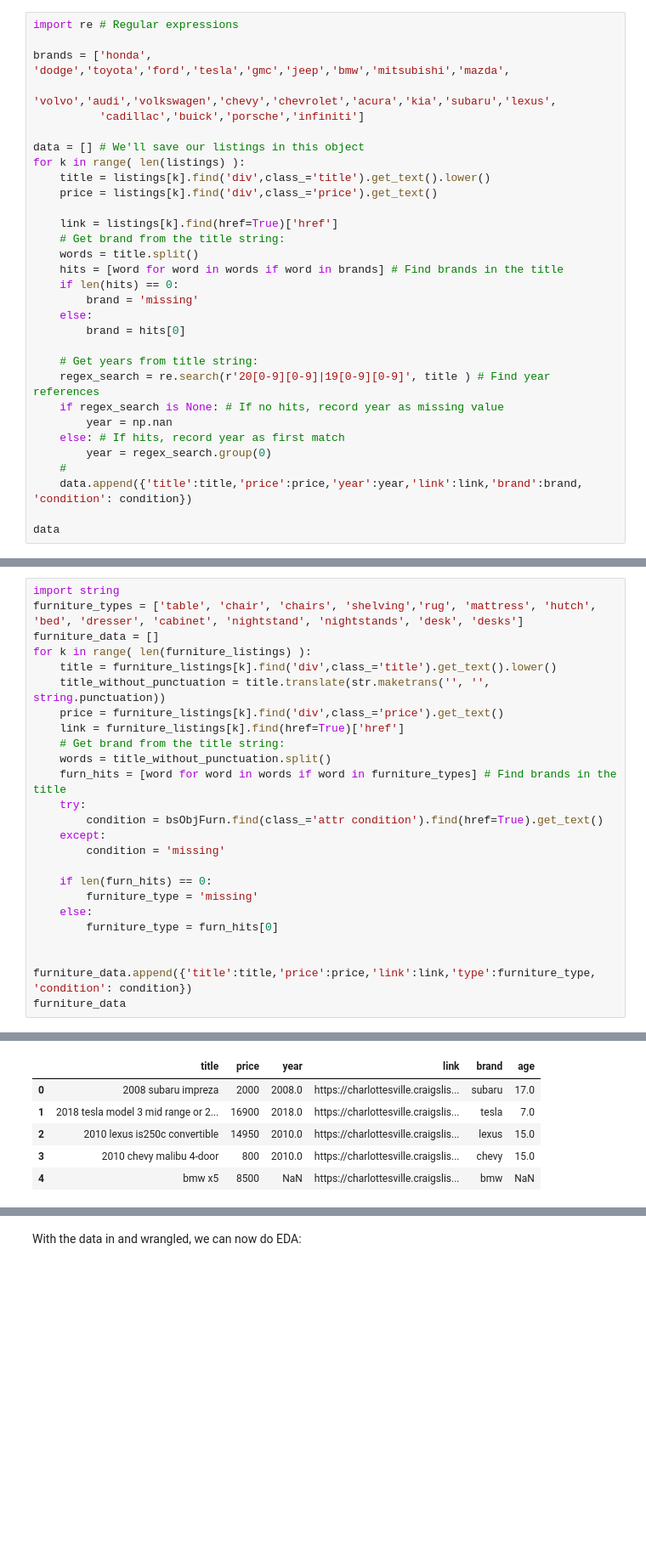
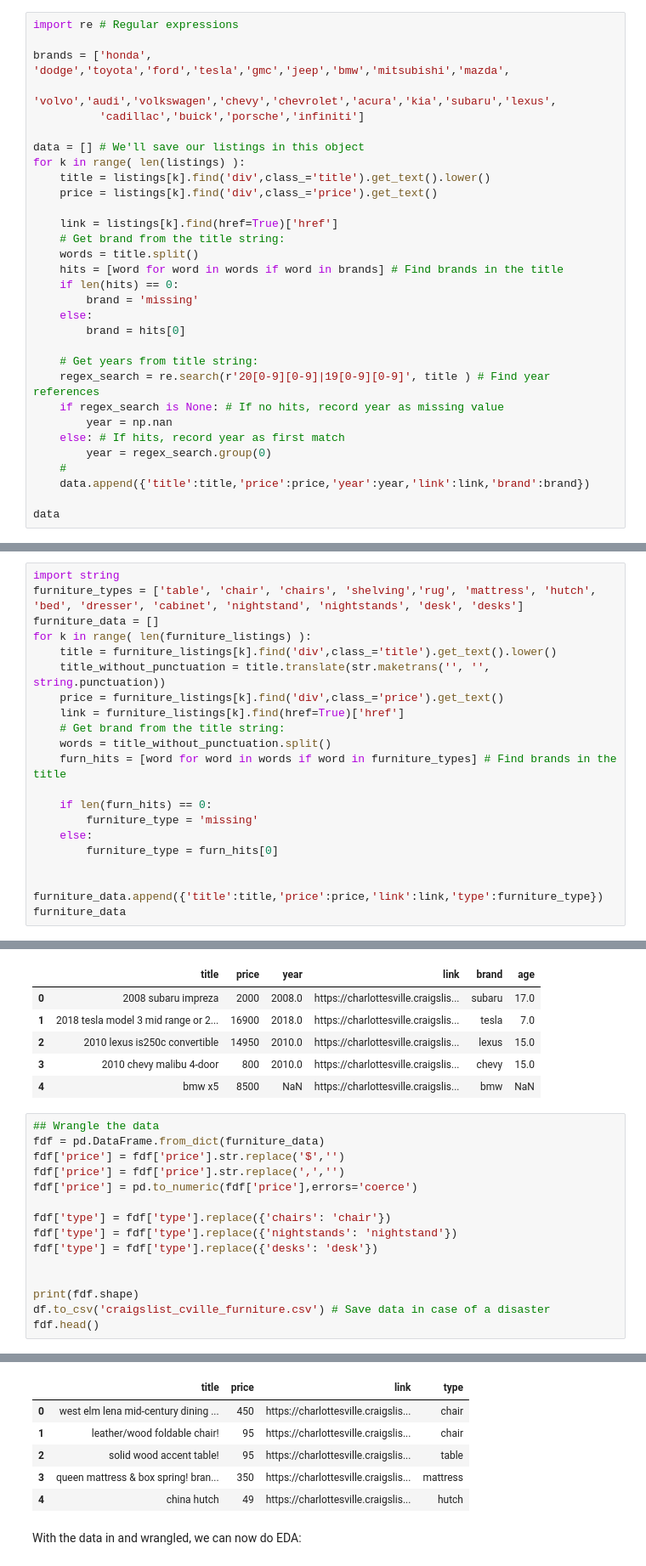
Before and after one commit to evaterry4/labs, a Jupyter notebook: 02_scraping/lab_notebook.ipynb, the cells around one changed output, grey strips where cells are left out. Shown at 85% size. Saved outputs shown, nothing was run; the diff lists cells and outputs as text; blank space fills up the shorter version.

```diff
--- a/02_scraping/lab_notebook.ipynb
+++ b/02_scraping/lab_notebook.ipynb
@@ -97,7 +97,7 @@ for k in range( len(listings) ):
     else: # If hits, record year as first match
         year = regex_search.group(0)
     #
-    data.append({'title':title,'price':price,'year':year,'link':link,'brand':brand, 'condition': condition})
+    data.append({'title':title,'price':price,'year':year,'link':link,'brand':brand})
 
 data
 # %% [output]
@@ -150,17 +130,13 @@ for k in range( len(furniture_listings) ):
     # Get brand from the title string:
     words = title_without_punctuation.split()
     furn_hits = [word for word in words if word in furniture_types] # Find brands in the title
-    try:
-        condition = bsObjFurn.find(class_='attr condition').find(href=True).get_text()
-    except:
-        condition = 'missing'
 
     if len(furn_hits) == 0:
         furniture_type = 'missing'
     else:
         furniture_type = furn_hits[0]
 
-    furniture_data.append({'title':title,'price':price,'link':link,'type':furniture_type, 'condition': condition})
+    furniture_data.append({'title':title,'price':price,'link':link,'type':furniture_type})
 furniture_data
 # %% [output]
 [{'title': 'west elm lena mid-century dining chairs',
@@ -204,3 +180,19 @@ df.head()
 | 2 | 2010 lexus is250c convertible | 14950 | 2010.0 | https://charlottesville.craigslis... | lexus | 15.0 |
 | 3 | 2010 chevy malibu 4-door | 800 | 2010.0 | https://charlottesville.craigslis... | chevy | 15.0 |
 | 4 | bmw x5 | 8500 | NaN | https://charlottesville.craigslis... | bmw | NaN |
+# %%
+## Wrangle the data
+fdf = pd.DataFrame.from_dict(furniture_data)
+fdf['price'] = fdf['price'].str.replace('$','')
+fdf['price'] = fdf['price'].str.replace(',','')
+fdf['price'] = pd.to_numeric(fdf['price'],errors='coerce')
+
+fdf['type'] = fdf['type'].replace({'chairs': 'chair'})
+fdf['type'] = fdf['type'].replace({'nightstands': 'nightstand'})
+fdf['type'] = fdf['type'].replace({'desks': 'desk'})
+
+
+print(fdf.shape)
+df.to_csv('craigslist_cville_furniture.csv') # Save data in case of a disaster
+fdf.head()
+# %% [output]
@@ -207,3 +200,9 @@ df.head()
+|  | title | price | link | type |
+| 0 | west elm lena mid-century dining ... | 450 | https://charlottesville.craigslis... | chair |
+| 1 | leather/wood foldable chair! | 95 | https://charlottesville.craigslis... | chair |
+| 2 | solid wood accent table! | 95 | https://charlottesville.craigslis... | table |
+| 3 | queen mattress & box spring! bran... | 350 | https://charlottesville.craigslis... | mattress |
+| 4 | china hutch | 49 | https://charlottesville.craigslis... | hutch |
 # %% [markdown]
 With the data in and wrangled, we can now do EDA:
 # %%
```
Also changed, not shown: parts of 4 cells of this notebook.
